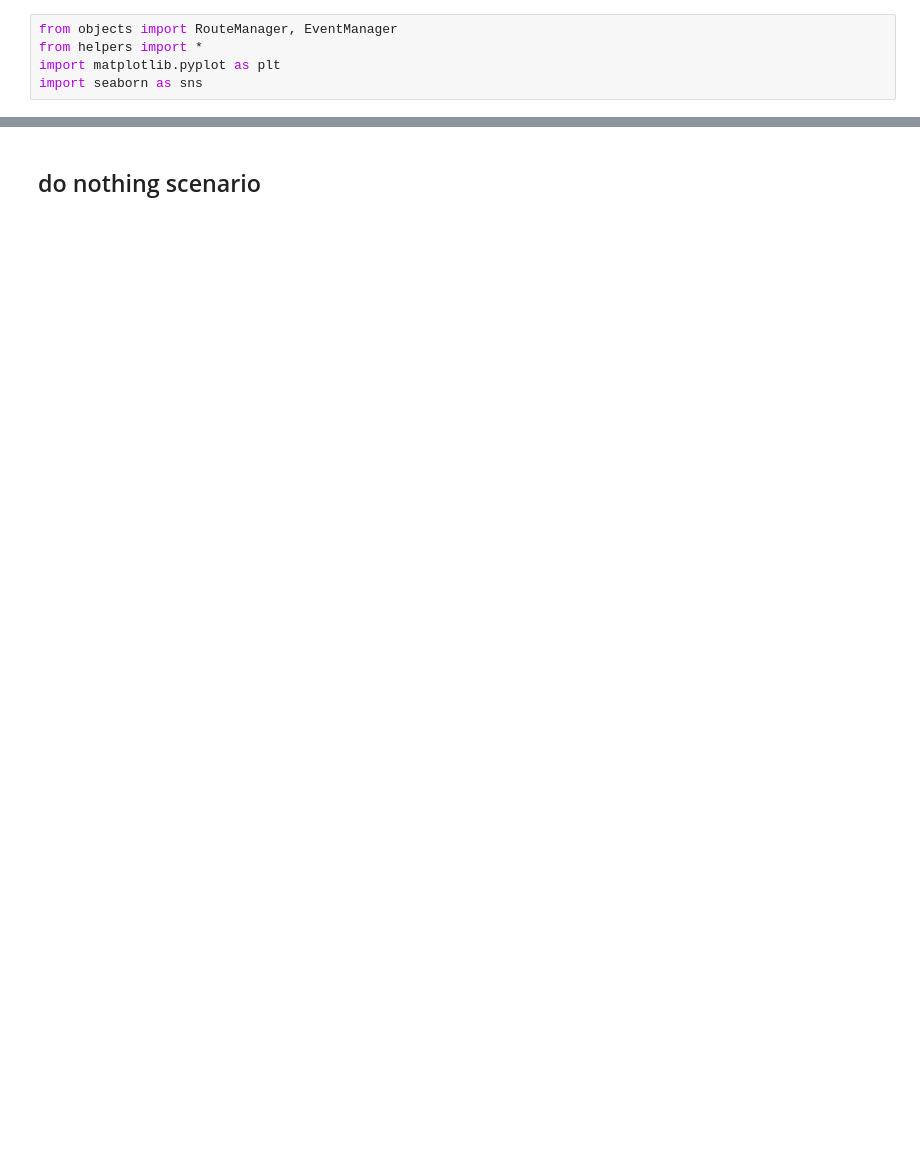
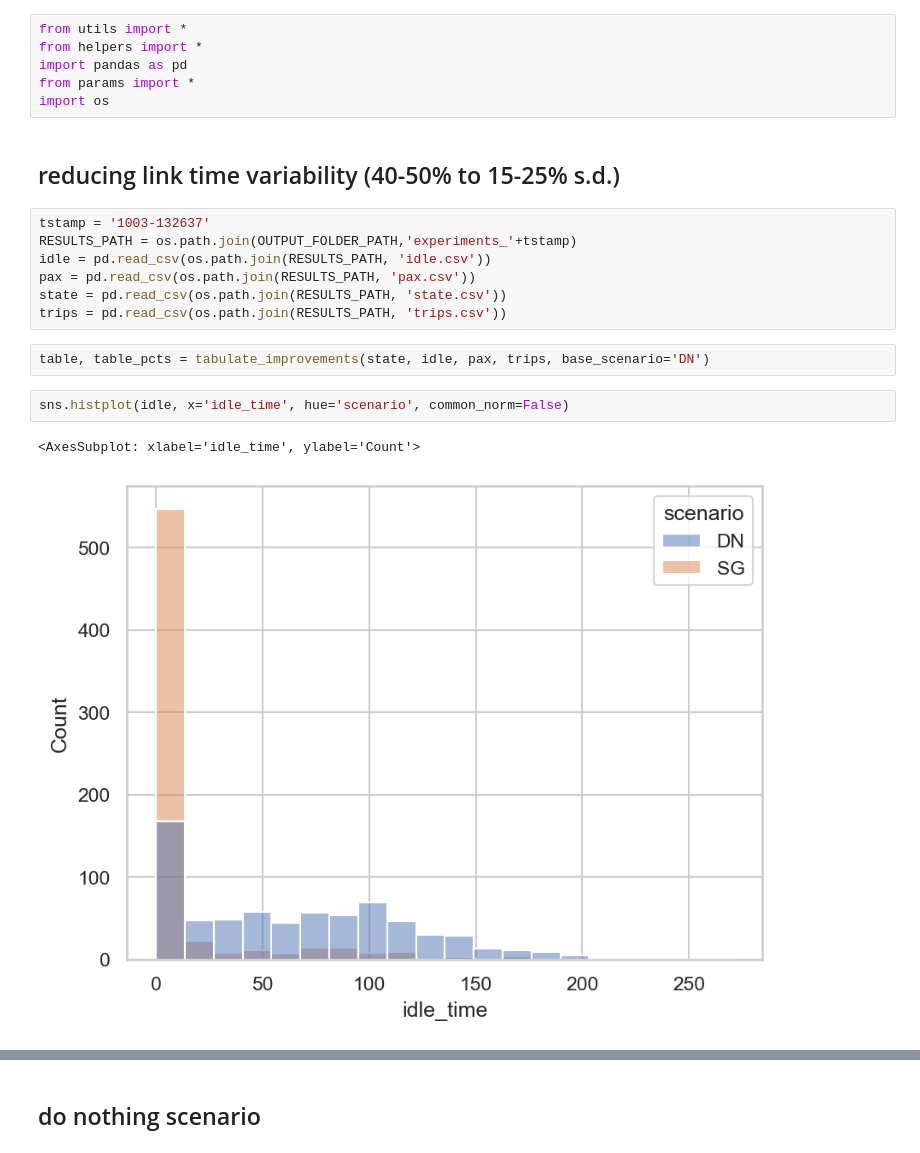
Before and after one commit to joerovar/flex-bus-sim, a Jupyter notebook: test.ipynb, the cells around one changed output, grey strips where cells are left out. Cells and saved outputs as stored; diff of their text form; blank space fills up the shorter version.

```diff
--- a/test.ipynb
+++ b/test.ipynb
@@ -1,5 +1,22 @@
 # %%
-from objects import RouteManager, EventManager
+from utils import *
 from helpers import *
-import matplotlib.pyplot as plt
-import seaborn as sns
+import pandas as pd
+from params import *
+import os
+# %% [markdown]
+## reducing link time variability (40-50% to 15-25% s.d.)
+# %%
+tstamp = '1003-132637'
+RESULTS_PATH = os.path.join(OUTPUT_FOLDER_PATH,'experiments_'+tstamp)
+idle = pd.read_csv(os.path.join(RESULTS_PATH, 'idle.csv'))
+pax = pd.read_csv(os.path.join(RESULTS_PATH, 'pax.csv'))
+state = pd.read_csv(os.path.join(RESULTS_PATH, 'state.csv'))
+trips = pd.read_csv(os.path.join(RESULTS_PATH, 'trips.csv'))
+# %%
+table, table_pcts = tabulate_improvements(state, idle, pax, trips, base_scenario='DN')
+# %%
+sns.histplot(idle, x='idle_time', hue='scenario', common_norm=False)
+# %% [output]
+<AxesSubplot: xlabel='idle_time', ylabel='Count'>
+[figure, added]
```
Also changed, not shown: parts of 5 cells of this notebook, 5 other files.
